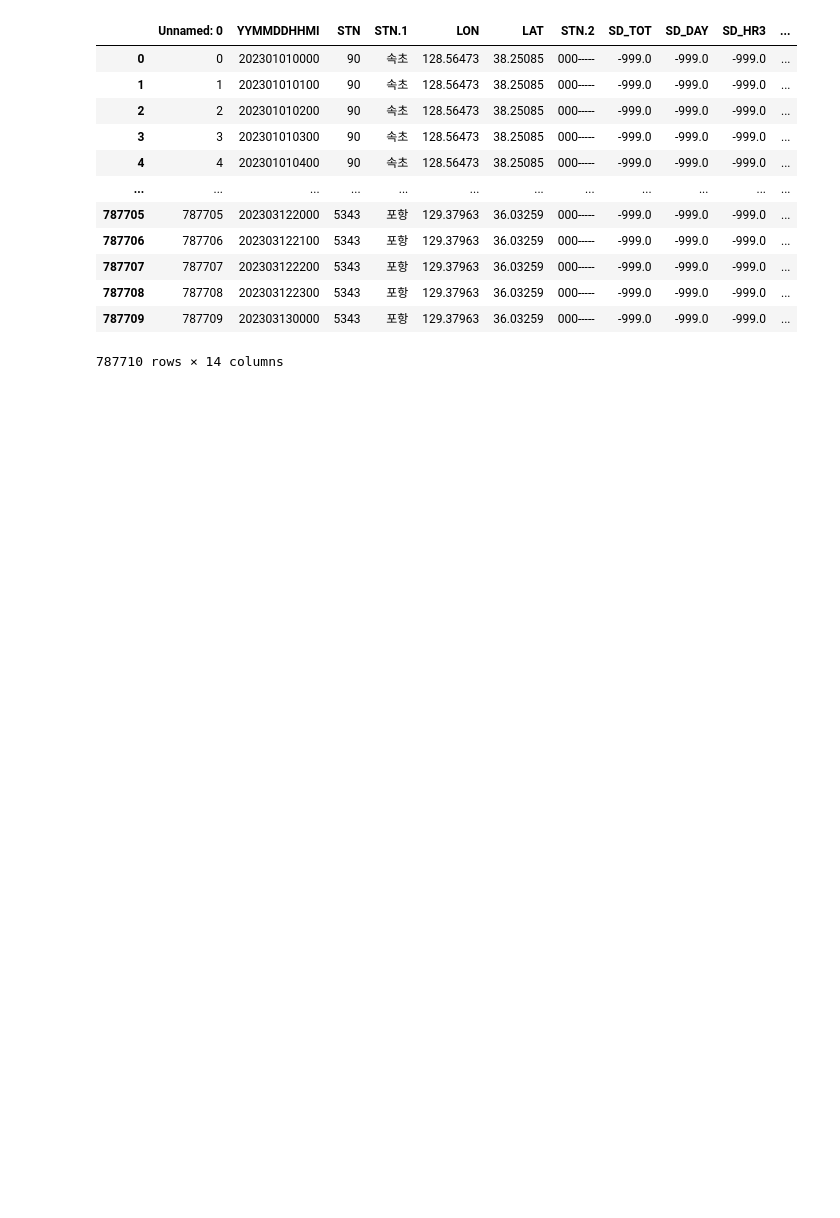
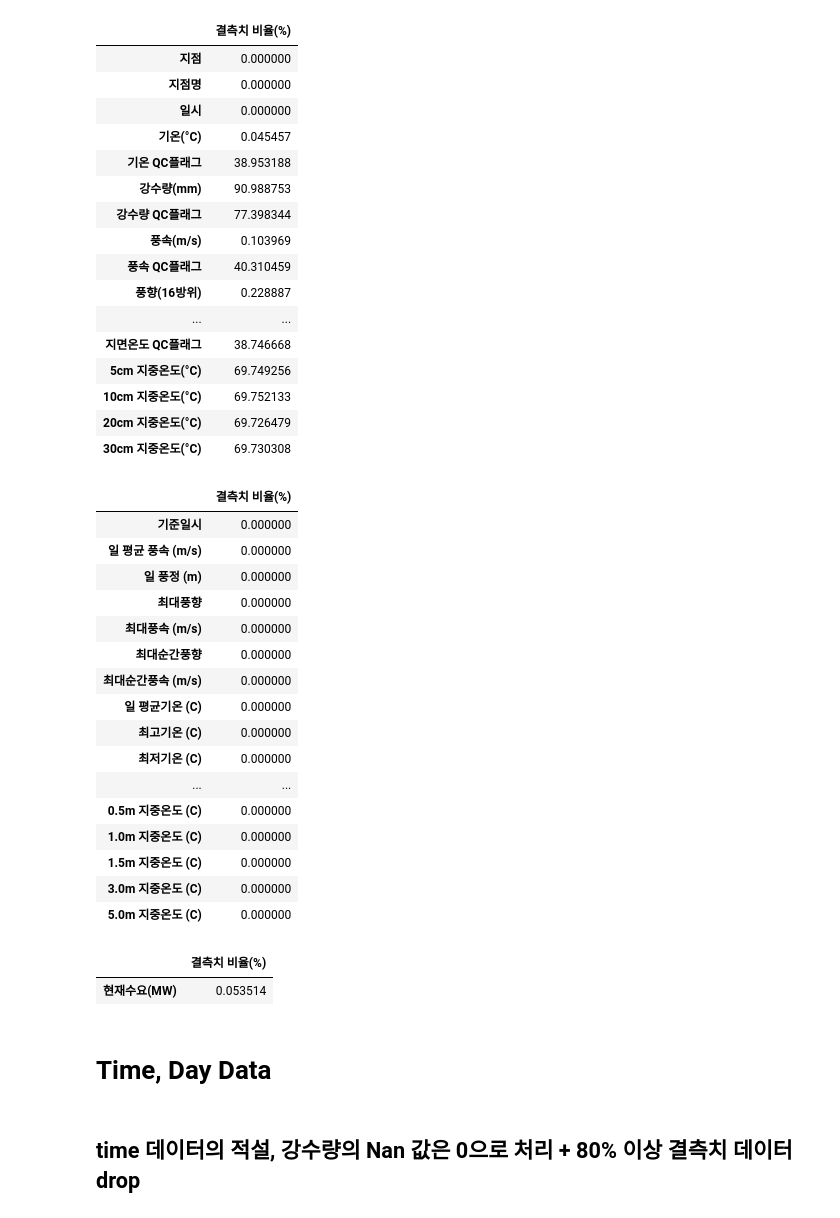
Before and after one commit to lhshs/Contest, a Jupyter notebook: 2307_11th_PublicData/Preprocessing.ipynb, the cells around one changed output. Saved outputs shown, nothing was run; the diff lists cells and outputs as text; code cells hidden in the pictures; blank space fills up the shorter version.

```diff
--- a/2307_11th_PublicData/Preprocessing.ipynb
+++ b/2307_11th_PublicData/Preprocessing.ipynb
@@ -129,16 +10,0 @@ k
-# %%
-g
-# %% [output]
-|  | Unnamed: 0 | YYMMDDHHMI | STN | STN.1 | LON | LAT | STN.2 | SD_TOT | SD_DAY | SD_HR3 | ... |
-| 0 | 0 | 202301010000 | 90 | 속초 | 128.56473 | 38.25085 | 000----- | -999.0 | -999.0 | -999.0 | ... |
-| 1 | 1 | 202301010100 | 90 | 속초 | 128.56473 | 38.25085 | 000----- | -999.0 | -999.0 | -999.0 | ... |
-| 2 | 2 | 202301010200 | 90 | 속초 | 128.56473 | 38.25085 | 000----- | -999.0 | -999.0 | -999.0 | ... |
-| 3 | 3 | 202301010300 | 90 | 속초 | 128.56473 | 38.25085 | 000----- | -999.0 | -999.0 | -999.0 | ... |
-| 4 | 4 | 202301010400 | 90 | 속초 | 128.56473 | 38.25085 | 000----- | -999.0 | -999.0 | -999.0 | ... |
-| ... | ... | ... | ... | ... | ... | ... | ... | ... | ... | ... | ... |
-| 787705 | 787705 | 202303122000 | 5343 | 포항 | 129.37963 | 36.03259 | 000----- | -999.0 | -999.0 | -999.0 | ... |
-| 787706 | 787706 | 202303122100 | 5343 | 포항 | 129.37963 | 36.03259 | 000----- | -999.0 | -999.0 | -999.0 | ... |
-| 787707 | 787707 | 202303122200 | 5343 | 포항 | 129.37963 | 36.03259 | 000----- | -999.0 | -999.0 | -999.0 | ... |
-| 787708 | 787708 | 202303122300 | 5343 | 포항 | 129.37963 | 36.03259 | 000----- | -999.0 | -999.0 | -999.0 | ... |
-| 787709 | 787709 | 202303130000 | 5343 | 포항 | 129.37963 | 36.03259 | 000----- | -999.0 | -999.0 | -999.0 | ... |
-787710 rows × 14 columns
@@ -144,0 +67,47 @@ g
+# %%
+# 데이터 별 결측치 비율 확인, 80% 이상 노란색
+
+display(missing_per(time).style.applymap(highlight_cells))
+display(missing_per(day).style.applymap(highlight_cells))
+display(missing_per(elec).style.applymap(highlight_cells))
+# %% [output]
+|  | 결측치 비율(%) |
+| 지점 | 0.000000 |
+| 지점명 | 0.000000 |
+| 일시 | 0.000000 |
+| 기온(°C) | 0.045457 |
+| 기온 QC플래그 | 38.953188 |
+| 강수량(mm) | 90.988753 |
+| 강수량 QC플래그 | 77.398344 |
+| 풍속(m/s) | 0.103969 |
+| 풍속 QC플래그 | 40.310459 |
+| 풍향(16방위) | 0.228887 |
+| ... | ... |
+| 지면온도 QC플래그 | 38.746668 |
+| 5cm 지중온도(°C) | 69.749256 |
+| 10cm 지중온도(°C) | 69.752133 |
+| 20cm 지중온도(°C) | 69.726479 |
+| 30cm 지중온도(°C) | 69.730308 |
+|  | 결측치 비율(%) |
+| 기준일시 | 0.000000 |
+| 일 평균 풍속 (m/s) | 0.000000 |
+| 일 풍정 (m) | 0.000000 |
+| 최대풍향 | 0.000000 |
+| 최대풍속 (m/s) | 0.000000 |
+| 최대순간풍향 | 0.000000 |
+| 최대순간풍속 (m/s) | 0.000000 |
+| 일 평균기온 (C) | 0.000000 |
+| 최고기온 (C) | 0.000000 |
+| 최저기온 (C) | 0.000000 |
+| ... | ... |
+| 0.5m 지중온도 (C) | 0.000000 |
+| 1.0m 지중온도 (C) | 0.000000 |
+| 1.5m 지중온도 (C) | 0.000000 |
+| 3.0m 지중온도 (C) | 0.000000 |
+| 5.0m 지중온도 (C) | 0.000000 |
+|  | 결측치 비율(%) |
+| 현재수요(MW) | 0.053514 |
+# %% [markdown]
+# Time, Day Data
+# %% [markdown]
+## time 데이터의 적설, 강수량의 Nan 값은 0으로 처리 + 80% 이상 결측치 데이터 drop
```
Also changed, not shown: parts of 19 cells of this notebook, 4 other files.
